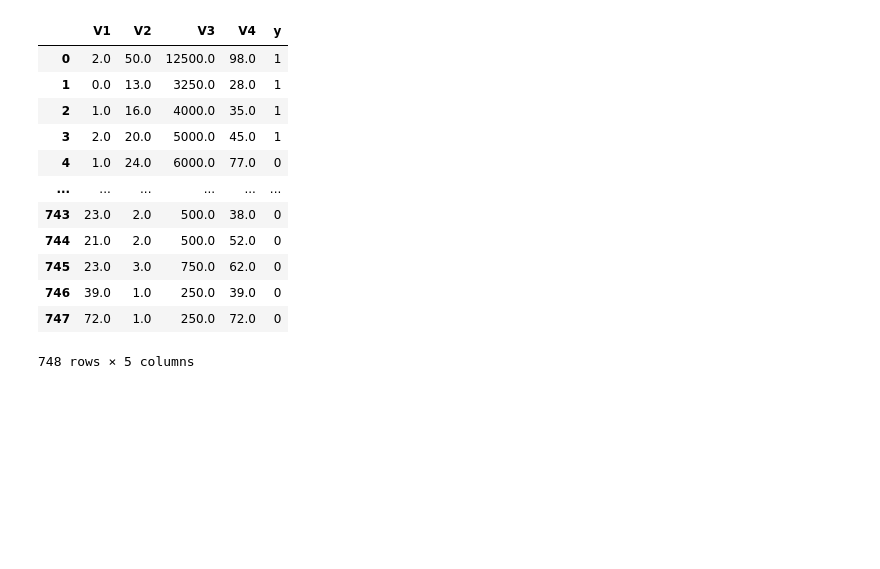
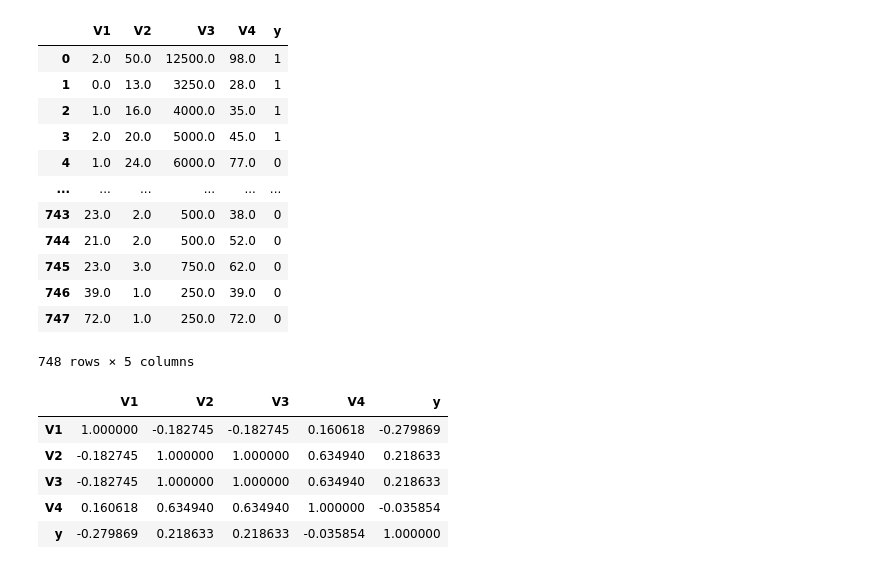
Before and after one commit to nizwant/adv_ml_labs, a Jupyter notebook: adv_ml.ipynb, the cells around one changed output. Saved outputs shown, nothing was run; the diff lists cells and outputs as text; code cells hidden in the pictures; blank space fills up the shorter version.

```diff
--- a/adv_ml.ipynb
+++ b/adv_ml.ipynb
@@ -556,3 +620,13 @@ blood
 | 746 | 39.0 | 1.0 | 250.0 | 39.0 | 0 |
 | 747 | 72.0 | 1.0 | 250.0 | 72.0 | 0 |
 748 rows × 5 columns
+# %%
+corr = blood.corr()
+corr.style.background_gradient(cmap='coolwarm')
+# %% [output]
+|  | V1 | V2 | V3 | V4 | y |
+| V1 | 1.000000 | -0.182745 | -0.182745 | 0.160618 | -0.279869 |
+| V2 | -0.182745 | 1.000000 | 1.000000 | 0.634940 | 0.218633 |
+| V3 | -0.182745 | 1.000000 | 1.000000 | 0.634940 | 0.218633 |
+| V4 | 0.160618 | 0.634940 | 0.634940 | 1.000000 | -0.035854 |
+| y | -0.279869 | 0.218633 | 0.218633 | -0.035854 | 1.000000 |
```
Also changed, not shown: parts of 11 cells of this notebook, 1 other file.
